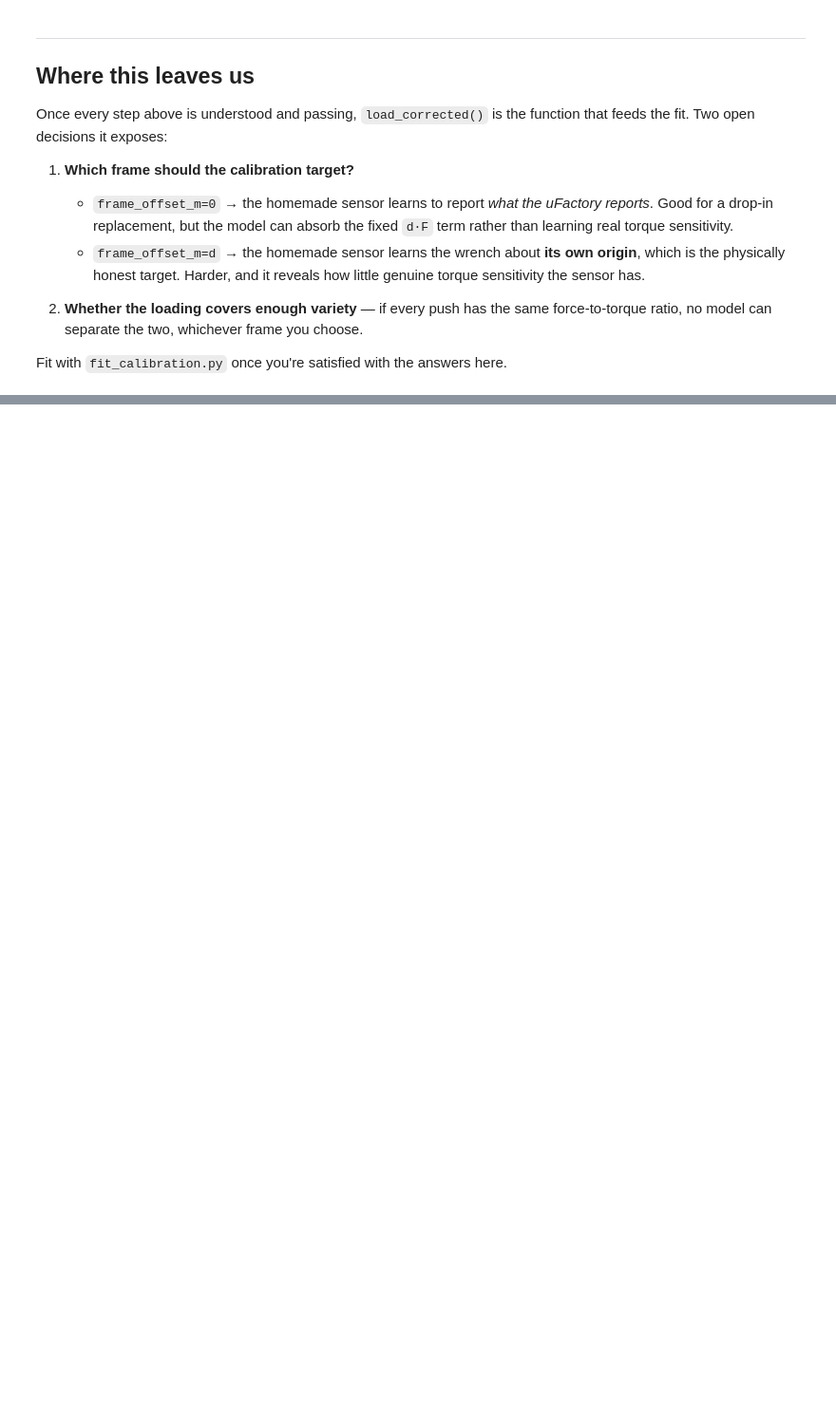
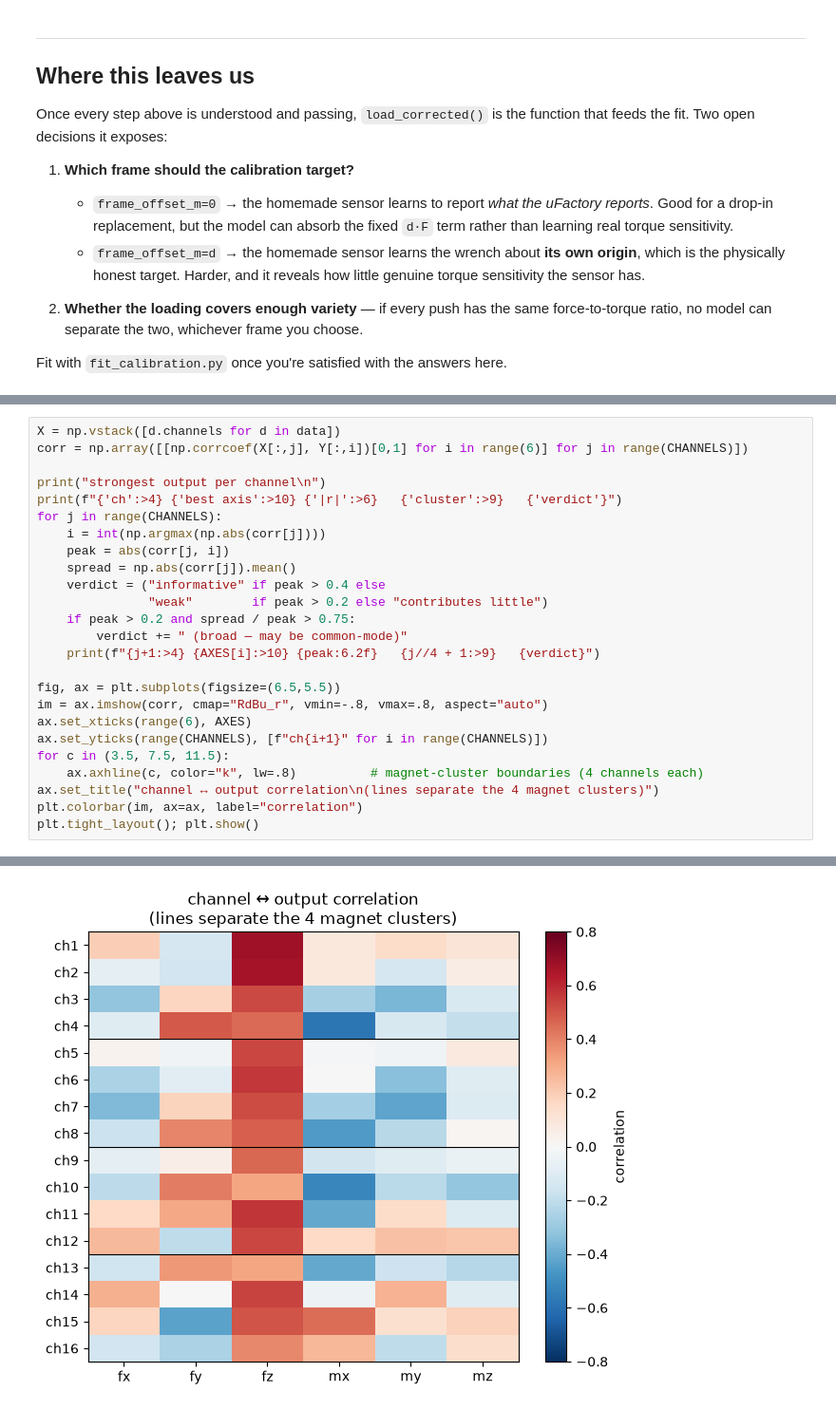
Before and after one commit to armaanbhinderwala-lang/dimos, a Jupyter notebook: dimos/hardware/sensors/force_torque/01_inspect_data.ipynb, the cells around one changed output, grey strips where cells are left out. Shown at 95% size. Saved outputs shown, nothing was run; the diff lists cells and outputs as text; blank space fills up the shorter version.

Commit message:
Add step 11: excitation analysis, channel-output mapping, per-axis timing

```diff
--- a/dimos/hardware/sensors/force_torque/01_inspect_data.ipynb
+++ b/dimos/hardware/sensors/force_torque/01_inspect_data.ipynb
@@ -327,0 +575,26 @@ Fit with `fit_calibration.py` once you're satisfied with the answers here.
+# %%
+X = np.vstack([d.channels for d in data])
+corr = np.array([[np.corrcoef(X[:,j], Y[:,i])[0,1] for i in range(6)] for j in range(CHANNELS)])
+
+print("strongest output per channel\n")
+print(f"{'ch':>4} {'best axis':>10} {'|r|':>6}   {'cluster':>9}   {'verdict'}")
+for j in range(CHANNELS):
+    i = int(np.argmax(np.abs(corr[j])))
+    peak = abs(corr[j, i])
+    spread = np.abs(corr[j]).mean()
+    verdict = ("informative" if peak > 0.4 else
+               "weak"        if peak > 0.2 else "contributes little")
+    if peak > 0.2 and spread / peak > 0.75:
+        verdict += " (broad — may be common-mode)"
+    print(f"{j+1:>4} {AXES[i]:>10} {peak:6.2f}   {j//4 + 1:>9}   {verdict}")
+
+fig, ax = plt.subplots(figsize=(6.5,5.5))
+im = ax.imshow(corr, cmap="RdBu_r", vmin=-.8, vmax=.8, aspect="auto")
+ax.set_xticks(range(6), AXES)
+ax.set_yticks(range(CHANNELS), [f"ch{i+1}" for i in range(CHANNELS)])
+for c in (3.5, 7.5, 11.5):
+    ax.axhline(c, color="k", lw=.8)          # magnet-cluster boundaries (4 channels each)
+ax.set_title("channel ↔ output correlation\n(lines separate the 4 magnet clusters)")
+plt.colorbar(im, ax=ax, label="correlation")
+plt.tight_layout(); plt.show()
+# %% [output]
@@ -327,0 +620 @@ Fit with `fit_calibration.py` once you're satisfied with the answers here.
+[figure, added]
```
Also changed, not shown: parts of 22 cells of this notebook.
